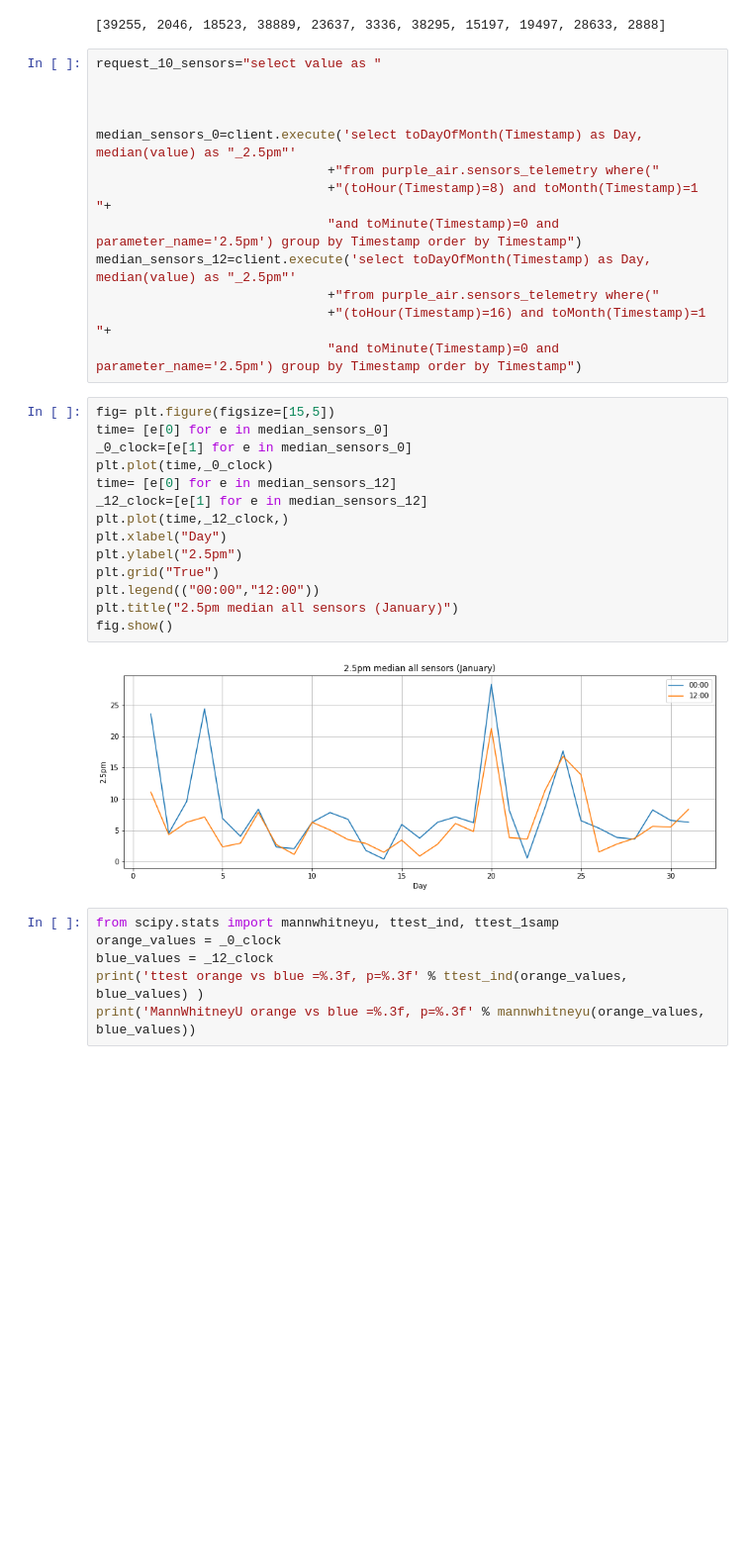
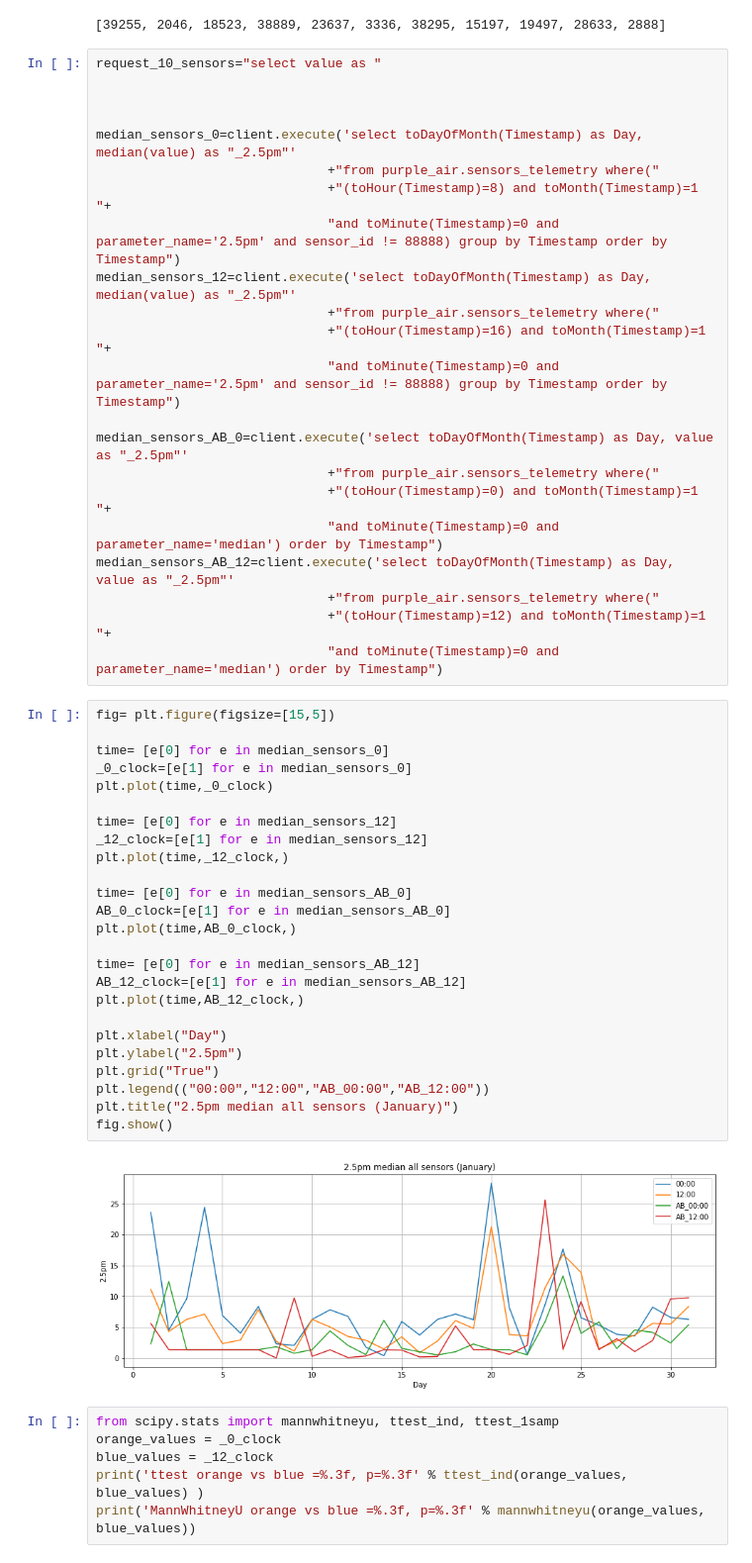
Before and after one commit to korolaab/purple-air, a Jupyter notebook: analitics.ipynb, the cells around one changed output. Shown: that part at 99% size. Drawn from its saved outputs; the diff is of its cells as text; blank space fills up the shorter version.

```diff
--- a/analitics.ipynb
+++ b/analitics.ipynb
@@ -40,27 +41,47 @@ request_10_sensors="select value as "
 median_sensors_0=client.execute('select toDayOfMonth(Timestamp) as Day, median(value) as "_2.5pm"'
                               +"from purple_air.sensors_telemetry where("
                               +"(toHour(Timestamp)=8) and toMonth(Timestamp)=1 "+
-                              "and toMinute(Timestamp)=0 and parameter_name='2.5pm') group by Timestamp order by Timestamp")
+                              "and toMinute(Timestamp)=0 and parameter_name='2.5pm' and sensor_id != 88888) group by Timestamp order by Timestamp")
 median_sensors_12=client.execute('select toDayOfMonth(Timestamp) as Day, median(value) as "_2.5pm"'
                               +"from purple_air.sensors_telemetry where("
                               +"(toHour(Timestamp)=16) and toMonth(Timestamp)=1 "+
-                              "and toMinute(Timestamp)=0 and parameter_name='2.5pm') group by Timestamp order by Timestamp")
+                              "and toMinute(Timestamp)=0 and parameter_name='2.5pm' and sensor_id != 88888) group by Timestamp order by Timestamp")
+
+median_sensors_AB_0=client.execute('select toDayOfMonth(Timestamp) as Day, value as "_2.5pm"'
+                              +"from purple_air.sensors_telemetry where("
+                              +"(toHour(Timestamp)=0) and toMonth(Timestamp)=1 "+
+                              "and toMinute(Timestamp)=0 and parameter_name='median') order by Timestamp")
+median_sensors_AB_12=client.execute('select toDayOfMonth(Timestamp) as Day, value as "_2.5pm"'
+                              +"from purple_air.sensors_telemetry where("
+                              +"(toHour(Timestamp)=12) and toMonth(Timestamp)=1 "+
+                              "and toMinute(Timestamp)=0 and parameter_name='median') order by Timestamp")
 # %%
 fig= plt.figure(figsize=[15,5])
+
 time= [e[0] for e in median_sensors_0]
 _0_clock=[e[1] for e in median_sensors_0]
 plt.plot(time,_0_clock)
+
 time= [e[0] for e in median_sensors_12]
 _12_clock=[e[1] for e in median_sensors_12]
 plt.plot(time,_12_clock,)
+
+time= [e[0] for e in median_sensors_AB_0]
+AB_0_clock=[e[1] for e in median_sensors_AB_0]
+plt.plot(time,AB_0_clock,)
+
+time= [e[0] for e in median_sensors_AB_12]
+AB_12_clock=[e[1] for e in median_sensors_AB_12]
+plt.plot(time,AB_12_clock,)
+
 plt.xlabel("Day")
 plt.ylabel("2.5pm")
 plt.grid("True")
-plt.legend(("00:00","12:00"))
+plt.legend(("00:00","12:00","AB_00:00","AB_12:00"))
 plt.title("2.5pm median all sensors (January)")
 fig.show()
 # %% [output]
-[figure, old version]
+[figure, new version]
 # %%
 from scipy.stats import mannwhitneyu, ttest_ind, ttest_1samp
 orange_values = _0_clock
```
Also changed, not shown: parts of 2 cells of this notebook.
